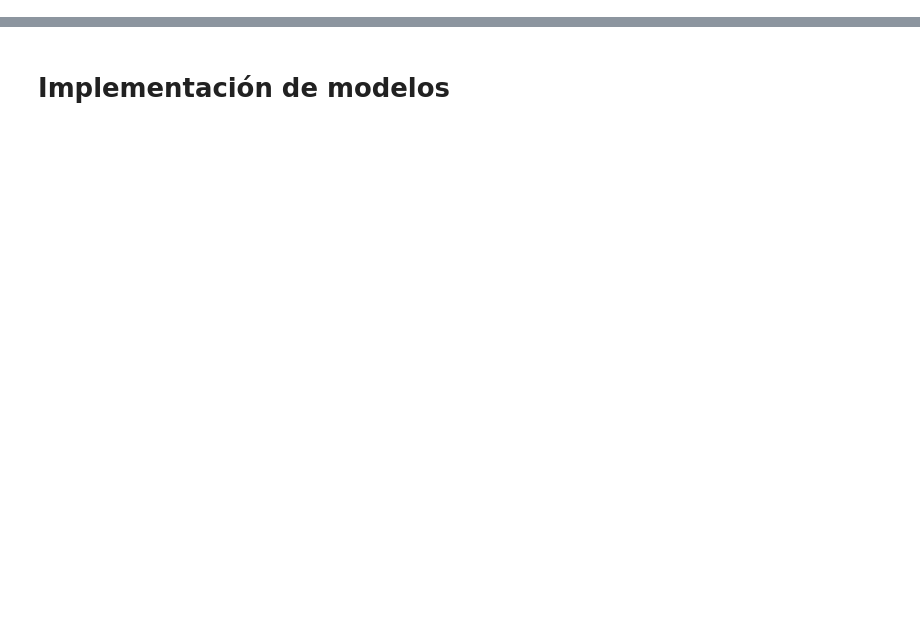
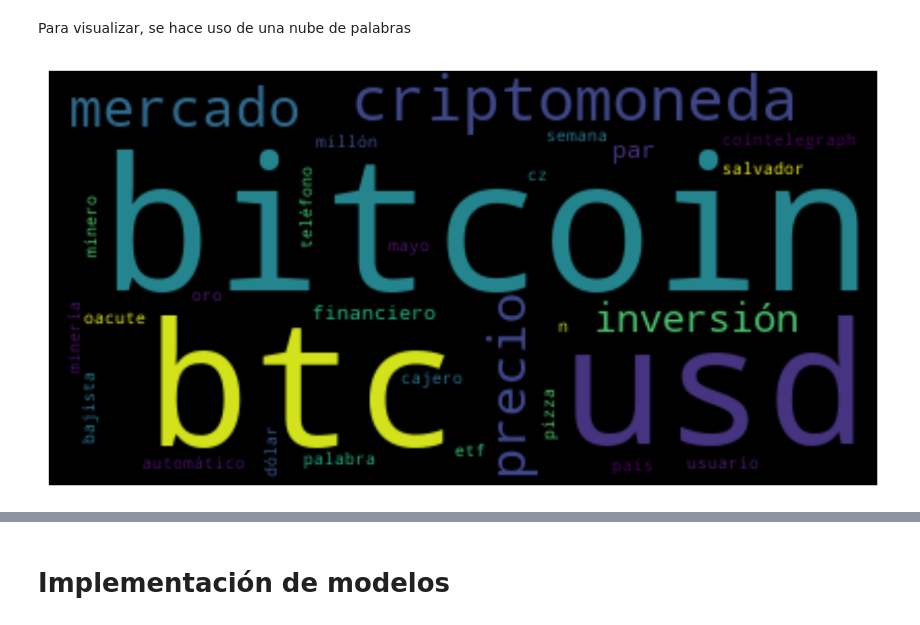
Before and after one commit to Ger-dot-m/katachi, a Jupyter notebook: Mineria y ML/Modelos.ipynb, the cells around one changed output, grey strips where cells are left out. Cells and saved outputs as stored; diff of their text form; code cells hidden in the pictures; blank space fills up the shorter version.

Commit message:
Data visualization

```diff
--- a/Mineria y ML/Modelos.ipynb
+++ b/Mineria y ML/Modelos.ipynb
@@ -19,0 +4,9 @@ import re, string
+# %%
+from wordcloud import WordCloud
+from collections import Counter
+import matplotlib.pyplot as plt
+import pandas as pd
+import re, string
+import spacy
+
+plt.rcParams['figure.figsize'] = [10, 6]
@@ -68,0 +70,34 @@ data.head()
+# %%
+# Se crea una nueva columna con las palabras más frecuentes
+def frecuencia(texto):
+    texto = nlp(texto)
+    words = [token.text
+            for token in texto
+            if not token.is_stop and not token.is_punct]
+    word_freq = Counter(words)
+
+    return word_freq.most_common(5)
+data['frecuencia'] = data['Texto'].apply(frecuencia)
+# %% [markdown]
+Para visualizar, se hace uso de una nube de palabras
+# %%
+df1 = data[data['class']==1]
+df0 = data[data['class']==0]
+df1 = df1.reset_index()
+words_1 = ''
+for index, row in df1.iterrows():
+    for val in row['frecuencia']:
+        words_1 += val[0] + ' '
+df1 = df1.reset_index()
+words_0 = ''
+for index, row in df0.iterrows():
+    for val in row['frecuencia']:
+        words_0 += val[0] + ' '
+# %%
+word_cloud = WordCloud().generate(words_1)
+
+plt.imshow(word_cloud, interpolation='bilinear')
+plt.axis('off')
+plt.show()
+# %% [output]
+[figure, added]
```
Also changed, not shown: parts of 23 cells of this notebook, 4 other files.
